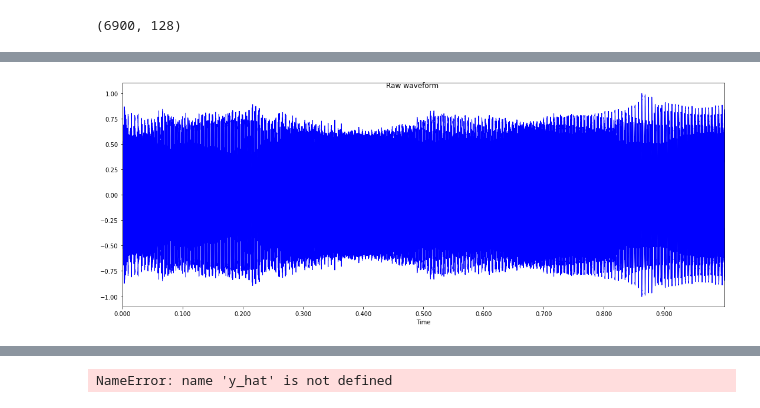
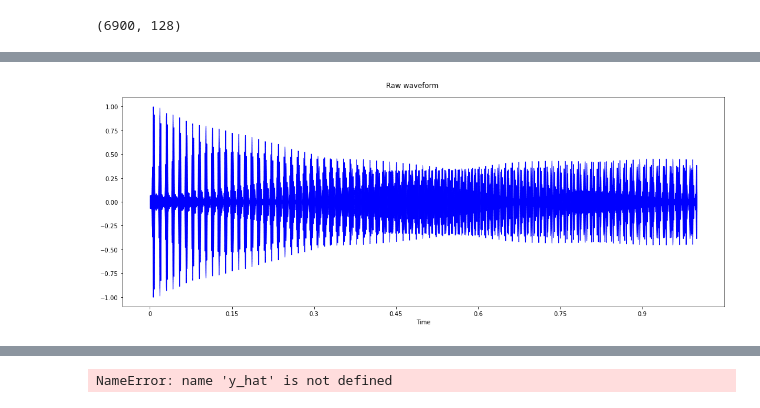
Before and after one commit to mezaga/guitar_VAE, a Jupyter notebook: train.ipynb, the cells around one changed output, grey strips where cells are left out. Saved outputs shown, nothing was run; the diff lists cells and outputs as text; code cells hidden in the pictures.

```diff
--- a/train.ipynb
+++ b/train.ipynb
@@ -282,9 +284,9 @@ Audio(y_hat[668].flatten(), sr16k)
 # %%
 
 plt.figure(figsize=(15, 6)).suptitle("Raw waveform")
-librosa.display.waveshow(Xw[668].flatten(),sr= sr16k, color='b')
+librosa.display.waveshow(Xw[115].flatten(),sr= sr16k, color='b')
 plt.tight_layout()
 plt.show()
 # %% [output]
-[figure, old version]
+[figure, new version]
 # %%
```
Also changed, not shown: parts of 19 cells of this notebook.
